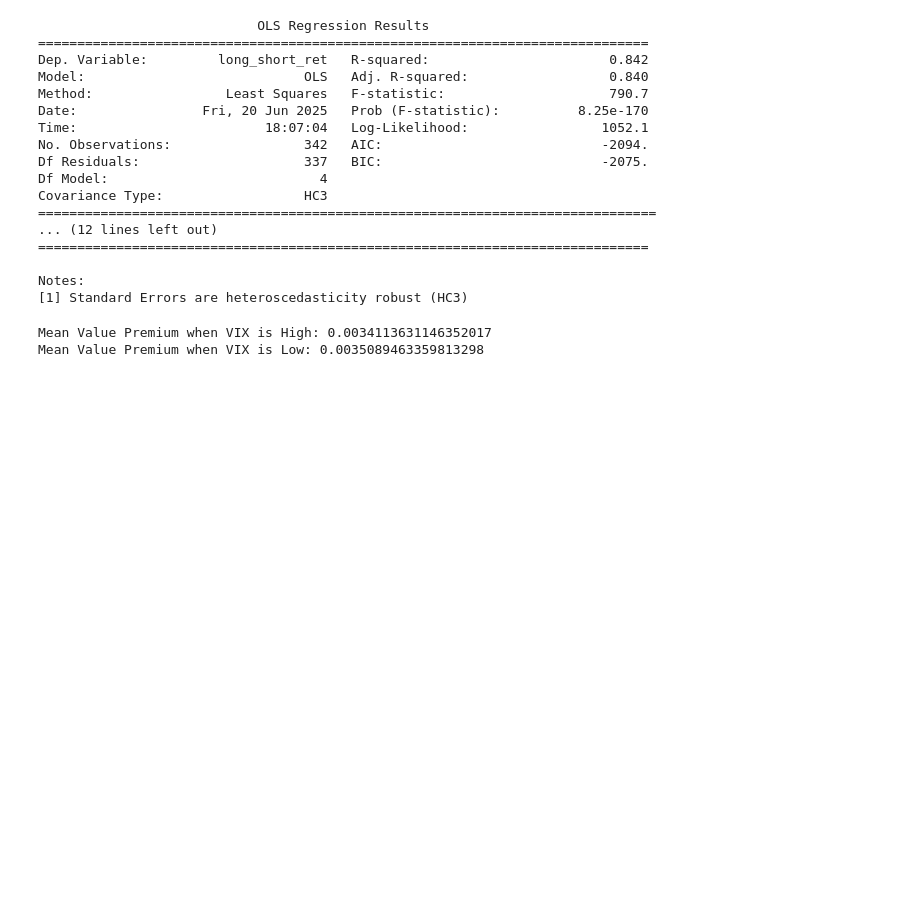
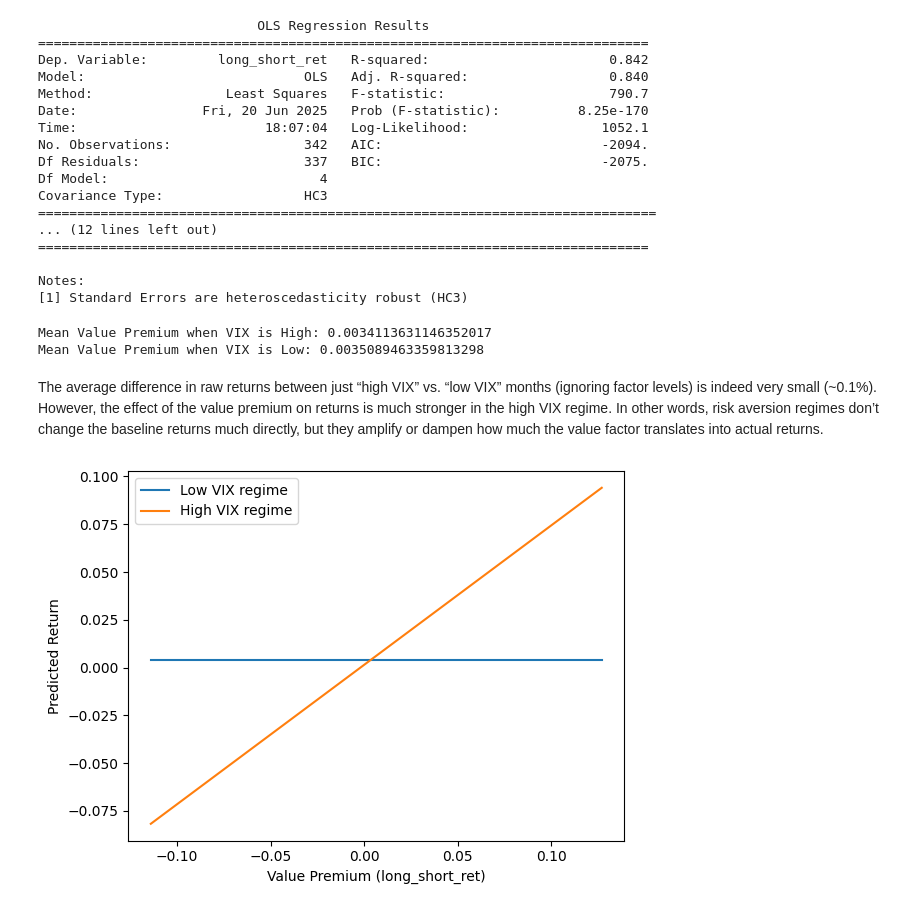
Before and after one commit to justusschenk/valueinvesting, a Jupyter notebook: Changing Risk Aversion.ipynb, the cells around one changed output. Saved outputs shown, nothing was run; the diff lists cells and outputs as text; code cells hidden in the pictures; blank space fills up the shorter version.

Commit message:
Changes in Risk Aversion

```diff
--- a/Changing Risk Aversion.ipynb
+++ b/Changing Risk Aversion.ipynb
@@ -84,3 +84,26 @@ print("Mean Value Premium when VIX is Low:", low_vix_returns.mean())
 # %% [output]
 Mean Value Premium when VIX is High: 0.0034113631146352017
 Mean Value Premium when VIX is Low: 0.0035089463359813298
+# %% [markdown]
+The average difference in raw returns between just “high VIX” vs. “low VIX” months (ignoring factor levels) is indeed very small (~0.1%).
+However, the effect of the value premium on returns is much stronger in the high VIX regime.
+In other words, risk aversion regimes don’t change the baseline returns much directly, but they amplify or dampen how much the value factor translates into actual returns.
+# %%
+import numpy as np
+
+# Create a grid of value premium factor values
+vp_vals = np.linspace(df['long_short_ret'].min(), df['long_short_ret'].max(), 100)
+
+# Predict returns for low and high VIX (high_vix=0 or 1)
+low_vix_returns = model.params['const'] + model.params['value_x_vix'] * 0 + model.params['high_vix'] * 0 + model.params['value_x_vix'] * 0 * vp_vals + model.params['high_vix'] * 0
+high_vix_returns = model.params['const'] + model.params['high_vix'] * 1 + model.params['value_x_vix'] * vp_vals
+
+import matplotlib.pyplot as plt
+plt.plot(vp_vals, low_vix_returns, label='Low VIX regime')
+plt.plot(vp_vals, high_vix_returns, label='High VIX regime')
+plt.xlabel('Value Premium (long_short_ret)')
+plt.ylabel('Predicted Return')
+plt.legend()
+plt.show()
+# %% [output]
+[figure, added]
```
